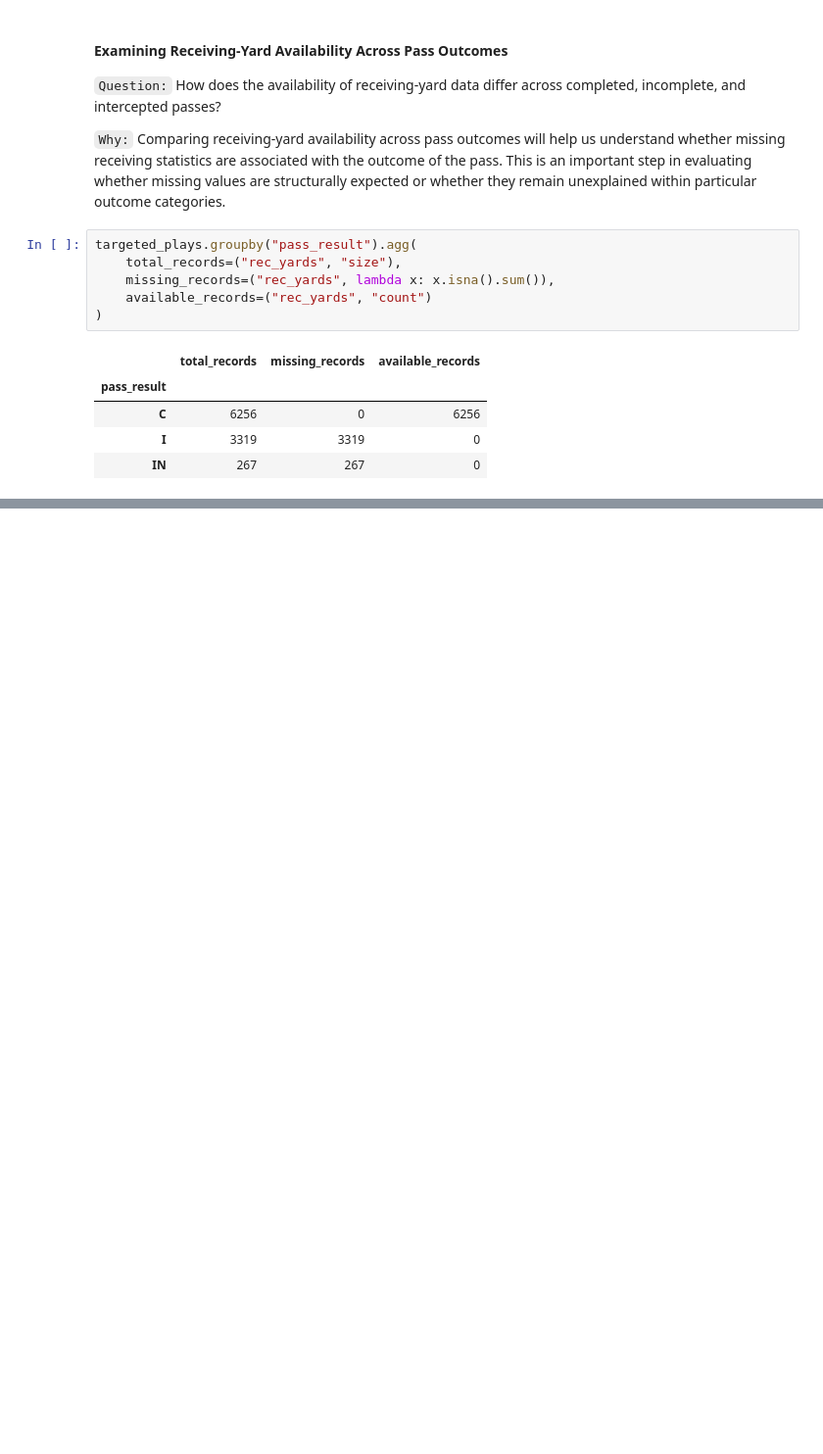
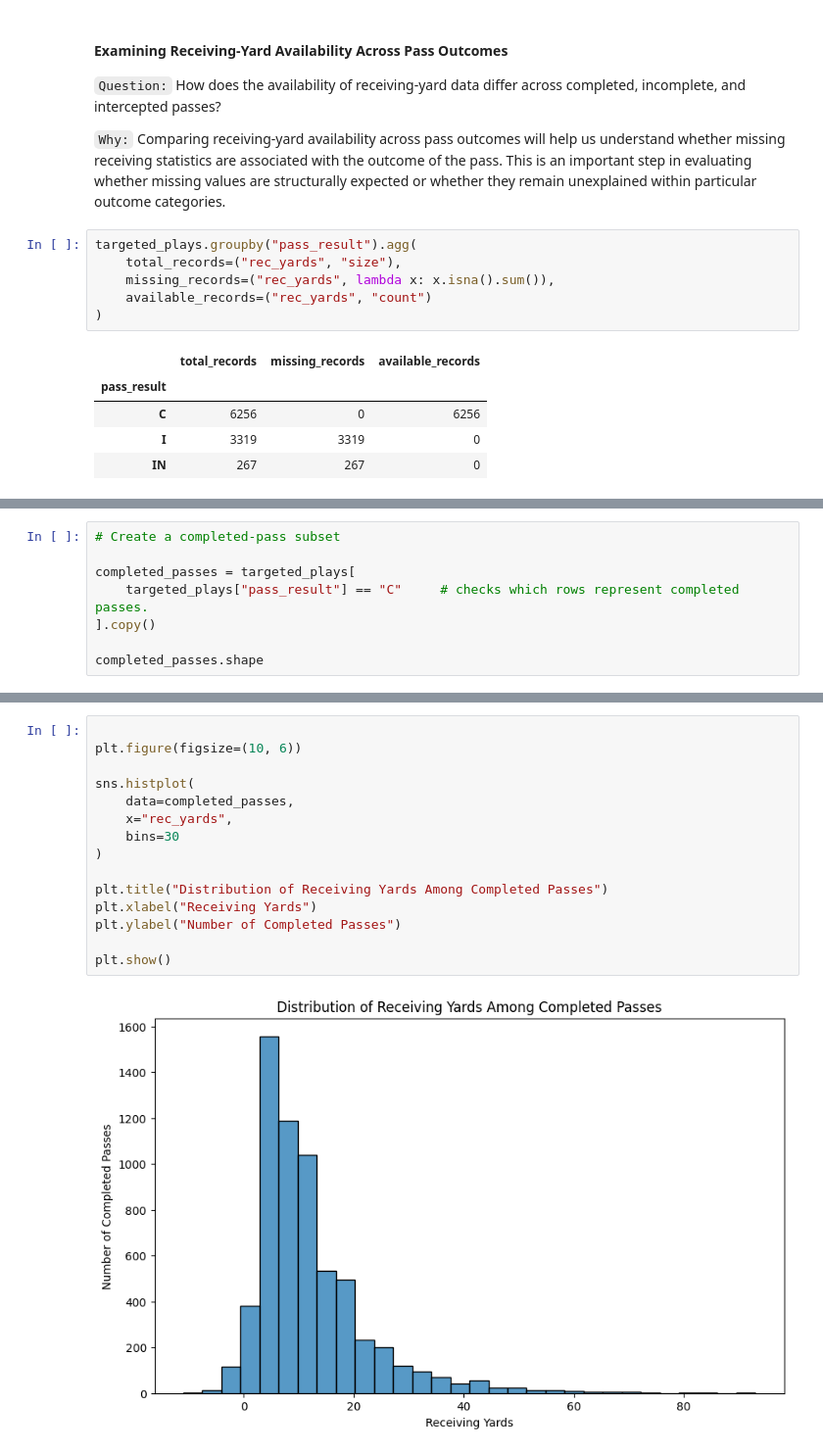
Before and after one commit to M-Codes6/nfl-combine-to-performance-analysis, a Jupyter notebook: notebooks/01_data_understanding.ipynb, the cells around one changed output, grey strips where cells are left out. Shown at 98% size. Saved outputs shown, nothing was run; the diff lists cells and outputs as text; blank space fills up the shorter version.

Commit message:
Investigate receiving-yard distributions and negative-yard plays

```diff
--- a/notebooks/01_data_understanding.ipynb
+++ b/notebooks/01_data_understanding.ipynb
@@ -3710,0 +3717,8 @@ targeted_plays.groupby("pass_result").agg(
+# %%
+# Create a completed-pass subset
+
+completed_passes = targeted_plays[
+    targeted_plays["pass_result"] == "C"     # checks which rows represent completed passes.
+].copy()
+
+completed_passes.shape
@@ -3710,0 +3822,17 @@ targeted_plays.groupby("pass_result").agg(
+# %%
+
+plt.figure(figsize=(10, 6))
+
+sns.histplot(
+    data=completed_passes,
+    x="rec_yards",
+    bins=30
+)
+
+plt.title("Distribution of Receiving Yards Among Completed Passes")
+plt.xlabel("Receiving Yards")
+plt.ylabel("Number of Completed Passes")
+
+plt.show()
+# %% [output]
+[figure, added]
```
Also changed, not shown: parts of 41 cells of this notebook.
